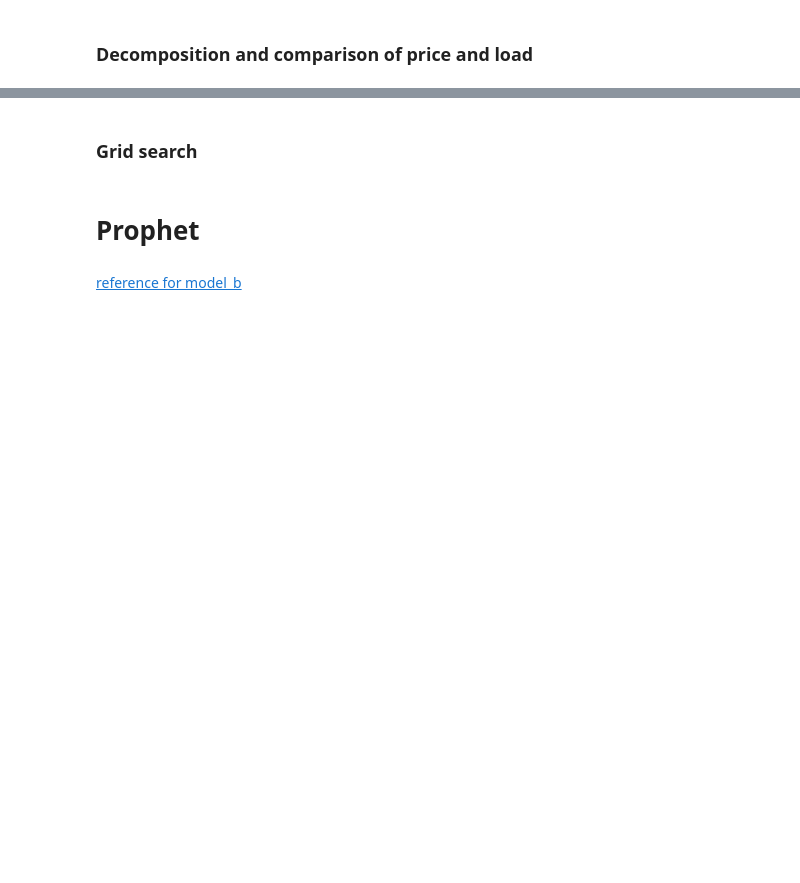
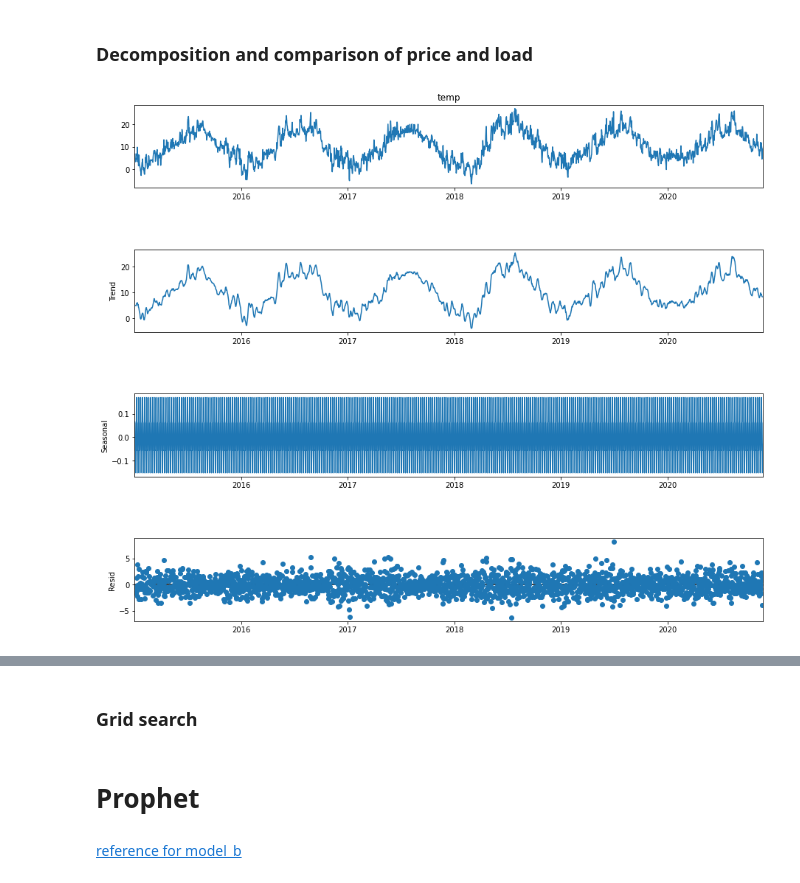
Before and after one commit to Guli-Y/ElectricityPricePredictor, a Jupyter notebook: notebooks/baseline_guli.ipynb, the cells around one changed output, grey strips where cells are left out. Saved outputs shown, nothing was run; the diff lists cells and outputs as text; code cells hidden in the pictures; blank space fills up the shorter version.

```diff
--- a/notebooks/baseline_guli.ipynb
+++ b/notebooks/baseline_guli.ipynb
@@ -408,3 +432,8 @@ decompose_load = seasonal_decompose(df_load_11, model='additive')
+# %%
+fig = decompose_weather.plot()
+fig.set_size_inches(14, 12);
+# %% [output]
+[figure, added]
 # %%
 # compare the Trend
 fig, ax1 = plt.subplots(figsize=(20,8))
```
Also changed, not shown: parts of 8 cells of this notebook, 2 other files.
